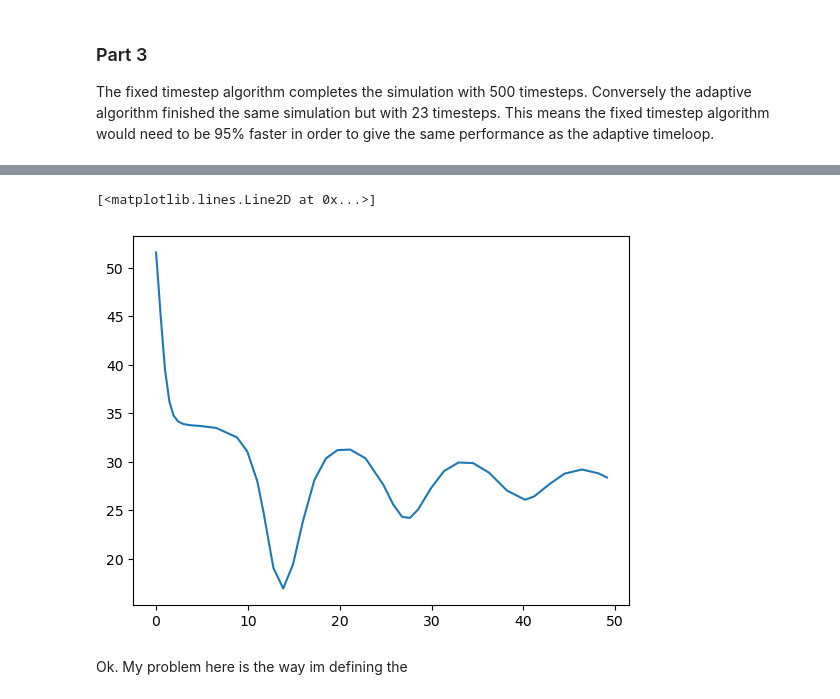
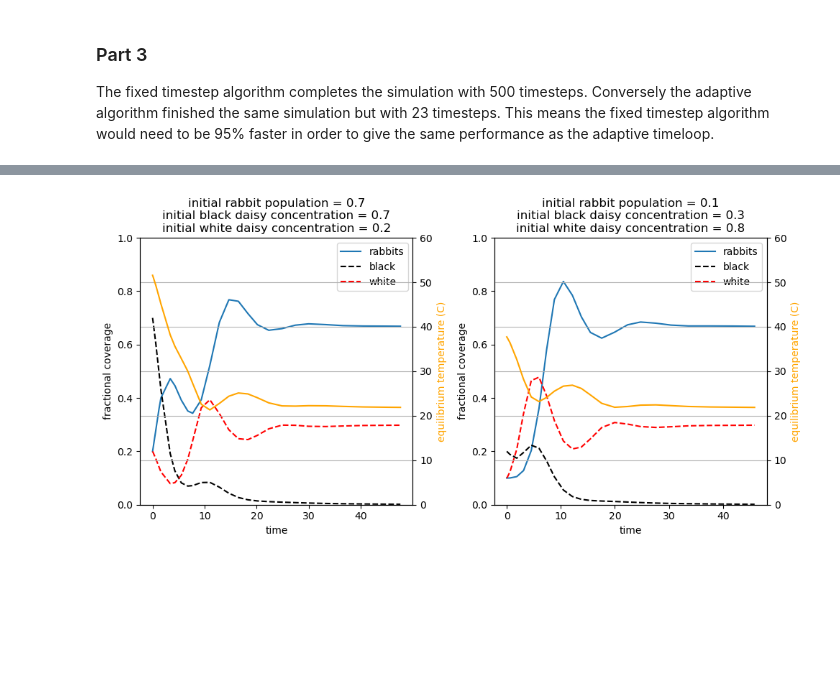
Before and after one commit to nicduboc/numeric_2024, a Jupyter notebook: notebooks/lab5/duboc_assig5.ipynb, the cells around one changed output, grey strips where cells are left out. Drawn from its saved outputs; the diff is of its cells as text; code cells hidden in the pictures; blank space fills up the shorter version.

```diff
--- a/notebooks/lab5/duboc_assig5.ipynb
+++ b/notebooks/lab5/duboc_assig5.ipynb
@@ -420,12 +446,36 @@ array([0.2, 0.7, 0.7])
 # %%
-eTemp = []
-for i in range(len(r_timeVals)):
-    dont, care, e = rabSolver.find_temp(r_yvals[i,:2])
-    eTemp.append(e-273.15)
+fig, (ax1,ax3) = plt.subplots(1,2,figsize=(10,5))
+ax1.plot(r_timeVals1,r_yvals1[:,2],label='rabbits')
+ax1.plot(r_timeVals1,r_yvals1[:,1],'--k',label='black')
+ax1.plot(r_timeVals1,r_yvals1[:,0],'--r',label='white')
+ax1.legend()
+ax1.set_ylabel('fractional coverage')
+ax1.set_xlabel('time')
+ax1.set_title('initial rabbit population = 0.7\ninitial black daisy concentration = 0.7\ninitial white daisy concentration = 0.2')
+ax1.set_ylim(0,1)
+
+ax2 = ax1.twinx()
+ax2.plot(r_timeVals1,eTemp1,color='orange')
+ax2.set_ylabel('equilibrium temperature (C)',color='orange')
+ax2.grid()
+ax2.set_ylim(0,60)
+
+ax3.plot(r_timeVals2,r_yvals2[:,2],label='rabbits')
+ax3.plot(r_timeVals2,r_yvals2[:,1],'--k',label='black')
+ax3.plot(r_timeVals2,r_yvals2[:,0],'--r',label='white')
+ax3.legend()
+ax3.set_ylabel('fractional coverage')
+ax3.set_xlabel('time')
+ax3.set_title('initial rabbit population = 0.1\ninitial black daisy concentration = 0.3\ninitial white daisy concentration = 0.8')
+ax3.set_ylim(0,1)
+
+ax4 = ax3.twinx()
+ax4.plot(r_timeVals2,eTemp2,color='orange')
+ax4.set_ylabel('equilibrium temperature (C)',color='orange')
+ax4.grid()
+ax4.set_ylim(0,60)
+
+
+fig.tight_layout()
+# %% [output]
+[figure, added]
-# %%
-plt.plot(r_timeVals,eTemp)
-# %% [output]
-[<matplotlib.lines.Line2D at 0x...>]
-[figure, removed]
-# %% [markdown]
-Ok. My problem here is the way im defining the
```
Also changed, not shown: parts of 23 cells of this notebook, 4 other files.
